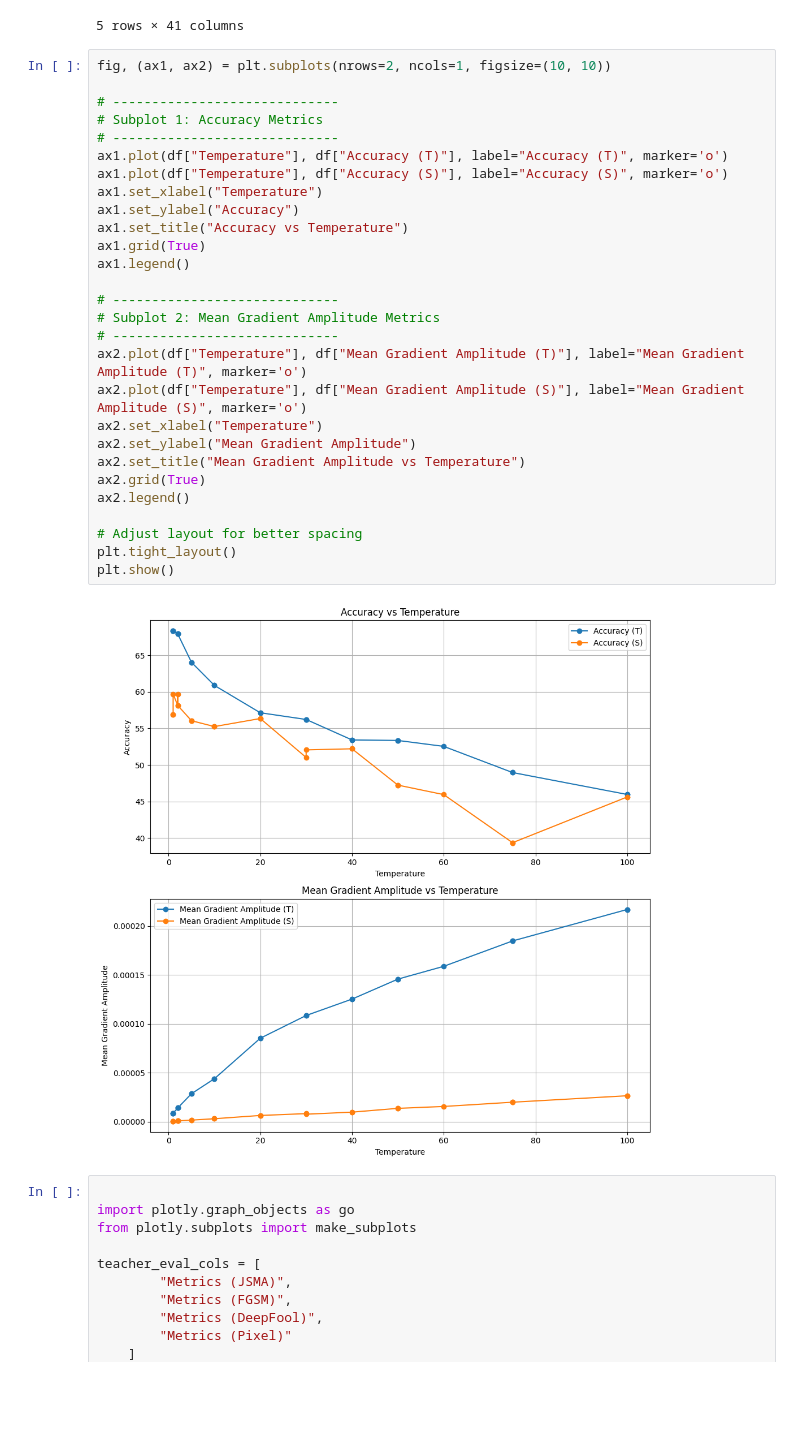
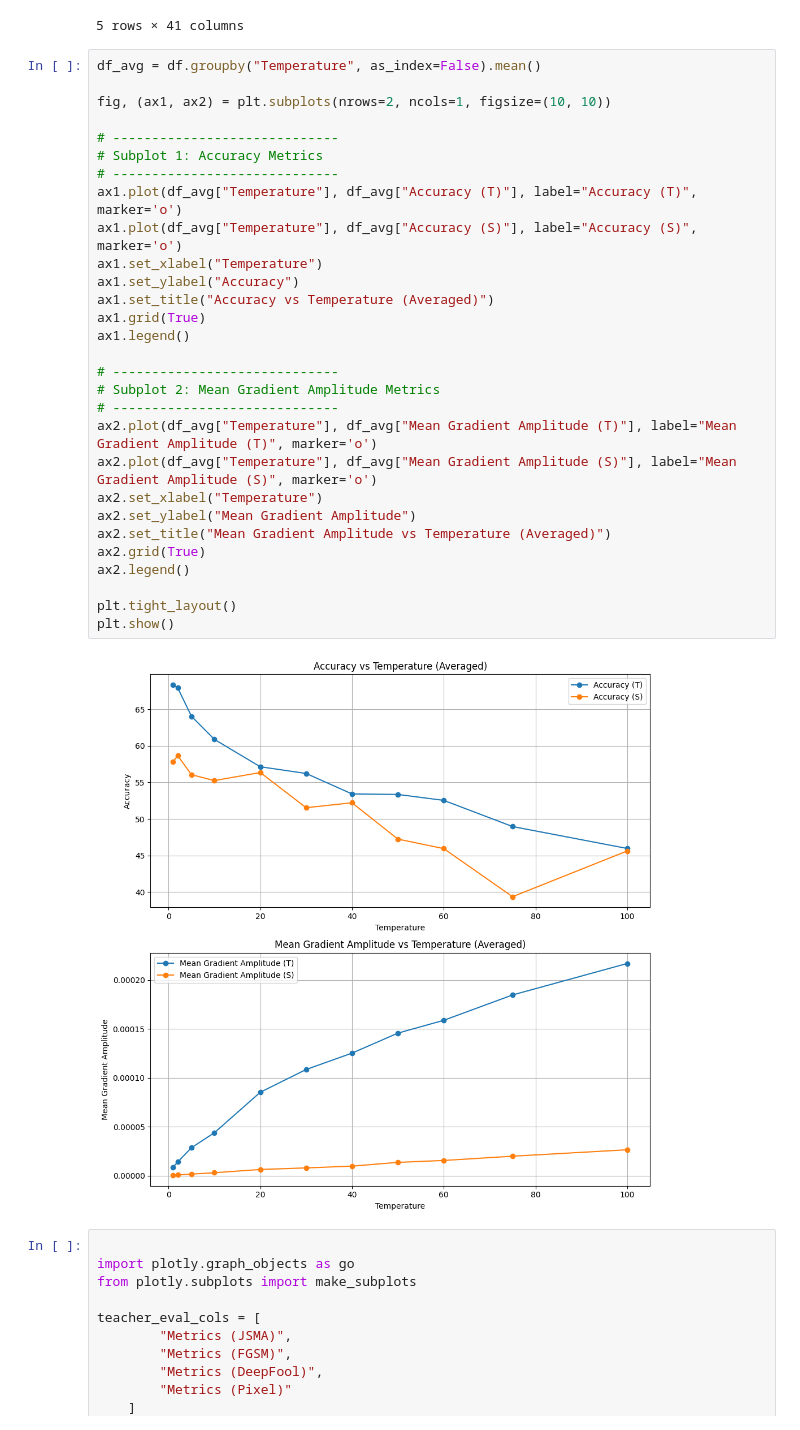
Before and after one commit to DeLnlyMthrLvr/Distillation_experiments, a Jupyter notebook: data_explorer.ipynb, the cells around one changed output. Saved outputs shown, nothing was run; the diff lists cells and outputs as text; blank space fills up the shorter version.

Commit message:
accuracies visualization change

```diff
--- a/data_explorer.ipynb
+++ b/data_explorer.ipynb
@@ -133,35 +133,36 @@ DataFrame after expanding dictionary columns:
 | 21 | 50 | 0.01 | 128 | 2.0 | 100 | 67.930001 | 0.000014 | ... |
 5 rows × 41 columns
 # %%
+df_avg = df.groupby("Temperature", as_index=False).mean()
+
 fig, (ax1, ax2) = plt.subplots(nrows=2, ncols=1, figsize=(10, 10))
 
 # -----------------------------
 # Subplot 1: Accuracy Metrics
 # -----------------------------
-ax1.plot(df["Temperature"], df["Accuracy (T)"], label="Accuracy (T)", marker='o')
-ax1.plot(df["Temperature"], df["Accuracy (S)"], label="Accuracy (S)", marker='o')
+ax1.plot(df_avg["Temperature"], df_avg["Accuracy (T)"], label="Accuracy (T)", marker='o')
+ax1.plot(df_avg["Temperature"], df_avg["Accuracy (S)"], label="Accuracy (S)", marker='o')
 ax1.set_xlabel("Temperature")
 ax1.set_ylabel("Accuracy")
-ax1.set_title("Accuracy vs Temperature")
+ax1.set_title("Accuracy vs Temperature (Averaged)")
 ax1.grid(True)
 ax1.legend()
 
 # -----------------------------
 # Subplot 2: Mean Gradient Amplitude Metrics
 # -----------------------------
-ax2.plot(df["Temperature"], df["Mean Gradient Amplitude (T)"], label="Mean Gradient Amplitude (T)", marker='o')
-ax2.plot(df["Temperature"], df["Mean Gradient Amplitude (S)"], label="Mean Gradient Amplitude (S)", marker='o')
+ax2.plot(df_avg["Temperature"], df_avg["Mean Gradient Amplitude (T)"], label="Mean Gradient Amplitude (T)", marker='o')
+ax2.plot(df_avg["Temperature"], df_avg["Mean Gradient Amplitude (S)"], label="Mean Gradient Amplitude (S)", marker='o')
 ax2.set_xlabel("Temperature")
 ax2.set_ylabel("Mean Gradient Amplitude")
-ax2.set_title("Mean Gradient Amplitude vs Temperature")
+ax2.set_title("Mean Gradient Amplitude vs Temperature (Averaged)")
 ax2.grid(True)
 ax2.legend()
 
-# Adjust layout for better spacing
 plt.tight_layout()
 plt.show()
 # %% [output]
-[figure, old version]
+[figure, new version]
 # %%
 
 import plotly.graph_objects as go
```
